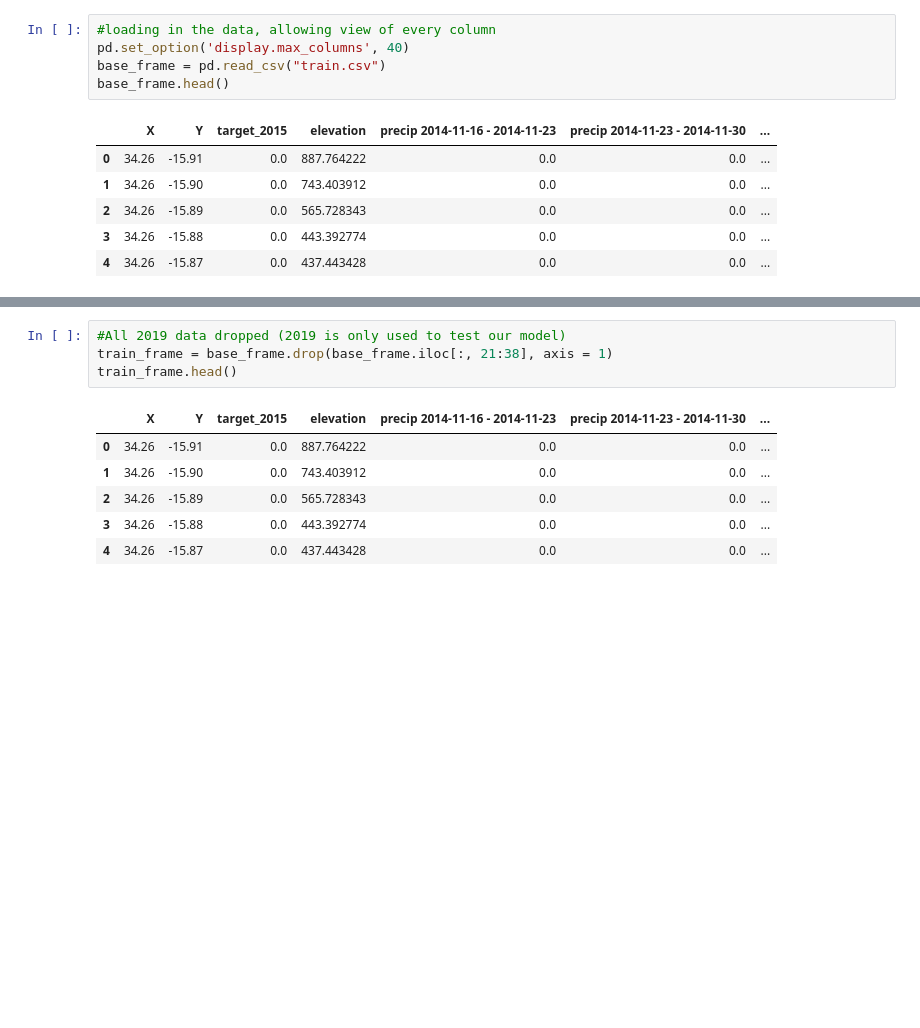
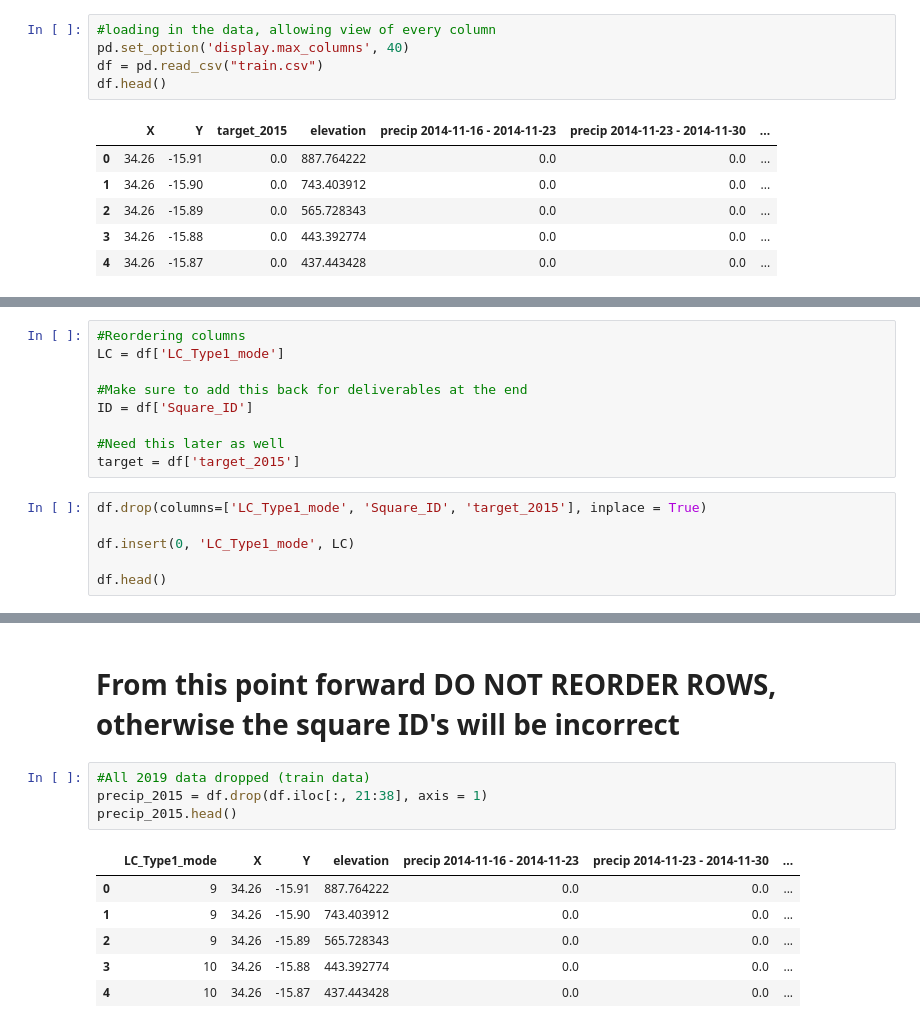
Before and after one commit to jbbernardin/Malawi-Flood-Project, a Jupyter notebook: Malawi Flood Project.ipynb, the cells around one changed output, grey strips where cells are left out. Cells and saved outputs as stored; diff of their text form; blank space fills up the shorter version.

```diff
--- a/Malawi Flood Project.ipynb
+++ b/Malawi Flood Project.ipynb
@@ -6,8 +13,8 @@ import pandas_profiling
 # %%
 #loading in the data, allowing view of every column
 pd.set_option('display.max_columns', 40)
-base_frame = pd.read_csv("train.csv")
-base_frame.head()
+df = pd.read_csv("train.csv")
+df.head()
 # %% [output]
 |  | X | Y | target_2015 | elevation | precip 2014-11-16 - 2014-11-23 | precip 2014-11-23 - 2014-11-30 | ... |
 | 0 | 34.26 | -15.91 | 0.0 | 887.764222 | 0.0 | 0.0 | ... |
@@ -23,0 +69,15 @@ Frome here, it seems like it may be a good idea to split the data between the 20
+# %%
+#Reordering columns
+LC = df['LC_Type1_mode']
+
+#Make sure to add this back for deliverables at the end
+ID = df['Square_ID']
+
+#Need this later as well
+target = df['target_2015']
+# %%
+df.drop(columns=['LC_Type1_mode', 'Square_ID', 'target_2015'], inplace = True)
+
+df.insert(0, 'LC_Type1_mode', LC)
+
+df.head()
@@ -24,12 +91,16 @@ Frome here, it seems like it may be a good idea to split the data between the 20
+# %% [markdown]
+
+
+# From this point forward DO NOT REORDER ROWS, otherwise the square ID's will be incorrect
 # %%
-#All 2019 data dropped (2019 is only used to test our model)
-train_frame = base_frame.drop(base_frame.iloc[:, 21:38], axis = 1)
-train_frame.head()
+#All 2019 data dropped (train data)
+precip_2015 = df.drop(df.iloc[:, 21:38], axis = 1)
+precip_2015.head()
 # %% [output]
-|  | X | Y | target_2015 | elevation | precip 2014-11-16 - 2014-11-23 | precip 2014-11-23 - 2014-11-30 | ... |
-| 0 | 34.26 | -15.91 | 0.0 | 887.764222 | 0.0 | 0.0 | ... |
-| 1 | 34.26 | -15.90 | 0.0 | 743.403912 | 0.0 | 0.0 | ... |
-| 2 | 34.26 | -15.89 | 0.0 | 565.728343 | 0.0 | 0.0 | ... |
-| 3 | 34.26 | -15.88 | 0.0 | 443.392774 | 0.0 | 0.0 | ... |
-| 4 | 34.26 | -15.87 | 0.0 | 437.443428 | 0.0 | 0.0 | ... |
+|  | LC_Type1_mode | X | Y | elevation | precip 2014-11-16 - 2014-11-23 | precip 2014-11-23 - 2014-11-30 | ... |
+| 0 | 9 | 34.26 | -15.91 | 887.764222 | 0.0 | 0.0 | ... |
+| 1 | 9 | 34.26 | -15.90 | 743.403912 | 0.0 | 0.0 | ... |
+| 2 | 9 | 34.26 | -15.89 | 565.728343 | 0.0 | 0.0 | ... |
+| 3 | 10 | 34.26 | -15.88 | 443.392774 | 0.0 | 0.0 | ... |
+| 4 | 10 | 34.26 | -15.87 | 437.443428 | 0.0 | 0.0 | ... |
 # %%
```
Also changed, not shown: parts of 18 cells of this notebook, 3 other files.
